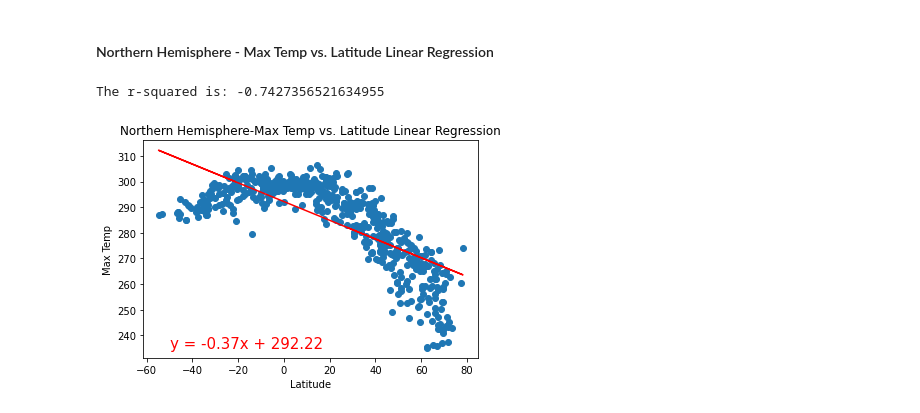
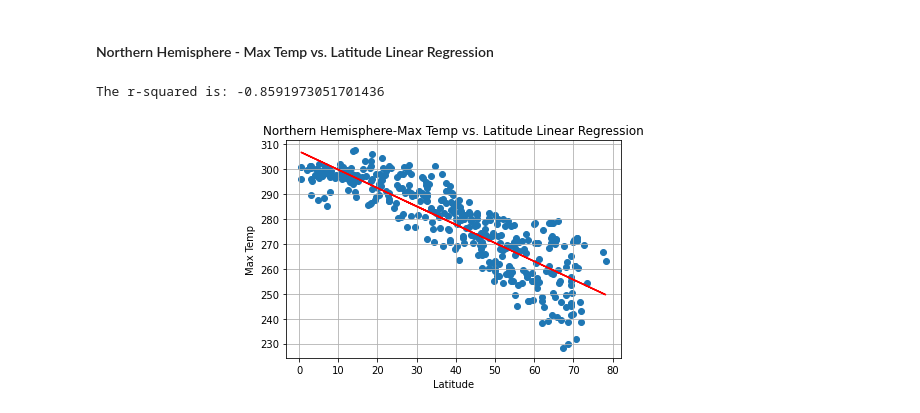
Before and after one commit to KendallMcCroy/python-api-challenge, a Jupyter notebook: WeatherPy.ipynb, the cells around one changed output. Drawn from its saved outputs; the diff is of its cells as text; code cells hidden in the pictures.

Commit message:
Fixed Northern hemisphere Linear Regression

```diff
--- a/WeatherPy.ipynb
+++ b/WeatherPy.ipynb
@@ -253,27 +253,28 @@ southern_data = city_temp_df.loc[city_temp_df["Lat"] < 0,:]
 #### Northern Hemisphere - Max Temp vs. Latitude Linear Regression
 # %%
 # Create scatter plot
-xValue = city_temp_df["Lat"]
-yValue = city_temp_df["Max Temp"]
+xValue = northern_data["Lat"]
+yValue = northern_data["Max Temp"]
 
 plt.scatter(xValue, yValue)
 
 (slope, intercept, rvalue, pvalue, stderr) = linregress(xValue, yValue)
 regress_values = xValue * slope + intercept
 line_eq = "y = " + str(round(slope,2)) + "x + " + str(round(intercept,2))
 
 # annotate the linear regression line
 plt.plot(xValue, regress_values, "r-")
 plt.annotate(line_eq, (-50,235), fontsize=15, color="red")
 
 # Add lables to tabe and title
 plt.ylabel("Max Temp")
 plt.xlabel("Latitude")
 plt.title("Northern Hemisphere-Max Temp vs. Latitude Linear Regression")
+plt.grid()
 
 # Display and save the plot
 print(f"The r-squared is: {rvalue}")
 plt.savefig("output_data/northern_LinearRegress_MaxTemp.png")
 # %% [output]
-The r-squared is: -0.7427356521634955
+The r-squared is: -0.8591973051701436
-[figure, old version]
+[figure, new version]
```
Also changed, not shown: parts of 10 cells of this notebook, 6 other files.
